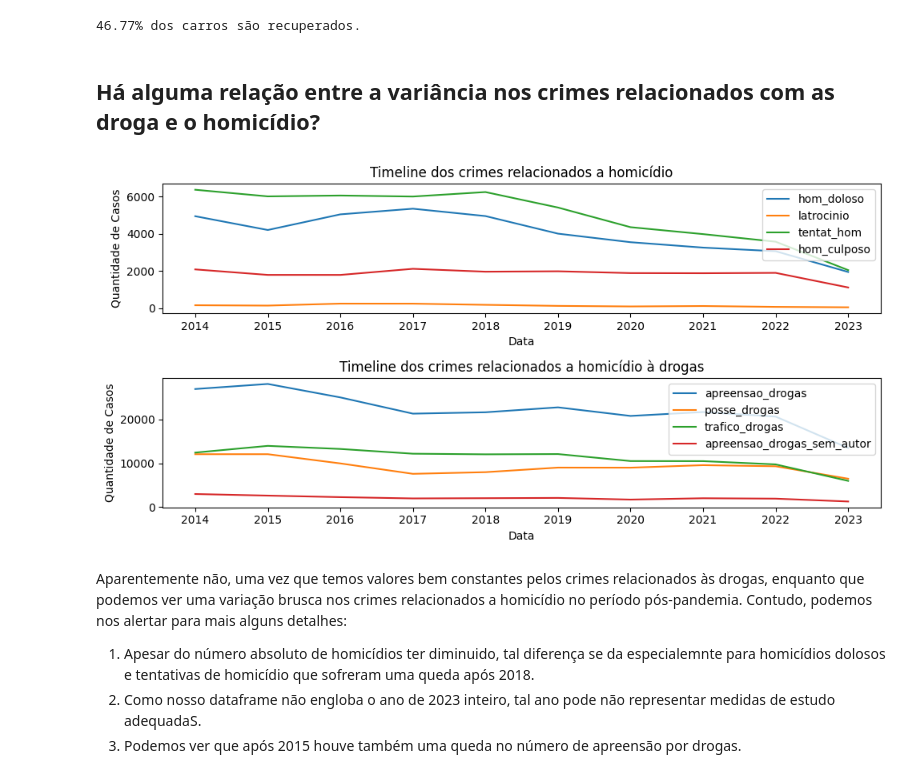
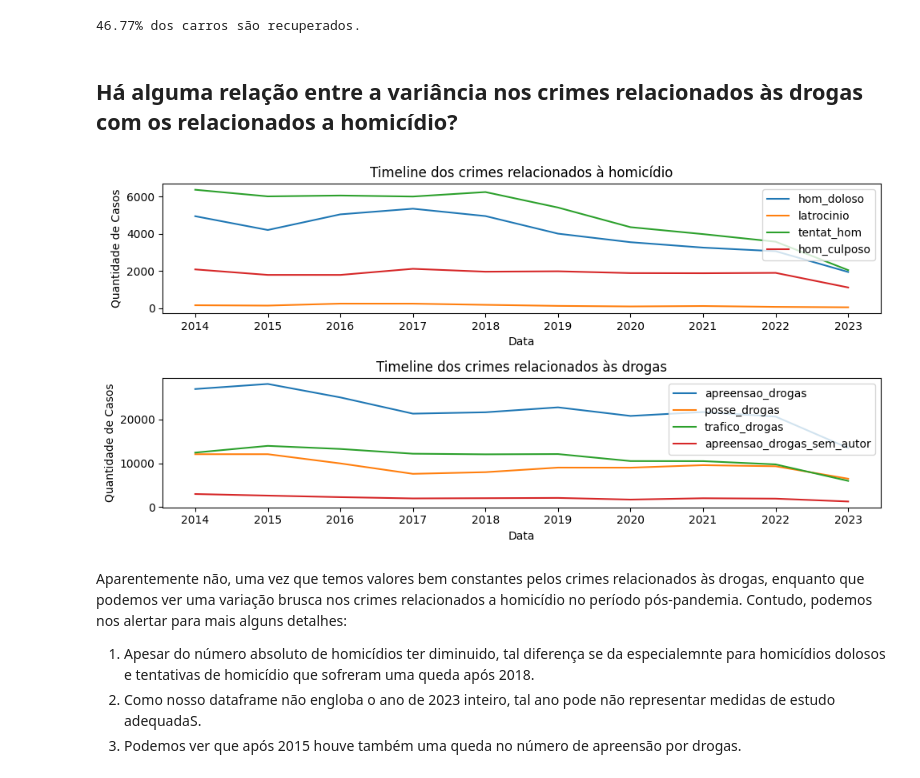
Before and after one commit to Marco-Fernandes-Filho/Projetos_Data_Science, a Jupyter notebook: Analise_Criminalidade_Rio_de_Janeiro.ipynb, the cells around one changed output. Saved outputs shown, nothing was run; the diff lists cells and outputs as text; code cells hidden in the pictures.

```diff
--- a/Analise_Criminalidade_Rio_de_Janeiro.ipynb
+++ b/Analise_Criminalidade_Rio_de_Janeiro.ipynb
@@ -392,38 +394,38 @@ print("{:.2f}% dos carros são recuperados.".format(porc_roub_recup ))
 # %% [output]
 46.77% dos carros são recuperados.
 # %% [markdown]
-## Há alguma relação entre a variância nos crimes relacionados com as droga e o homicídio?
+## Há alguma relação entre a variância nos crimes relacionados às drogas com os relacionados a homicídio?
 # %%
 # Selecionanando as colunas que iremos usar
 columns_total = ['hom_doloso','latrocinio','tentat_hom','hom_culposo', 'ameaca','apreensao_drogas','posse_drogas','trafico_drogas','apreensao_drogas_sem_autor']
 
 # Agrupando a quantidade de crimes por ano
 sum_per_year = df.set_index('ano').stack().sum(level=[0,1]).unstack()
 
 # Aplicando as colunas desejadas
 sum_per_year = sum_per_year[columns_total]
 
 # plotar gráficos
 
 fig, (ax1, ax2) = plt.subplots(nrows=2, ncols=1, figsize=(10,5))
 columns_hom = ['hom_doloso','latrocinio','tentat_hom','hom_culposo']
 columns_drogas = ['apreensao_drogas','posse_drogas','trafico_drogas','apreensao_drogas_sem_autor']
 
 sum_per_year[columns_hom].plot(ax=ax1)
-ax1.set_title("Timeline dos crimes relacionados a homicídio")
+ax1.set_title("Timeline dos crimes relacionados à homicídio")
 ax1.set_ylabel("Quantidade de Casos")
 ax1.set_xlabel("Data")
 ax1.set_xticks(range(2014, 2024, 1))
 
 sum_per_year[columns_drogas].plot(ax=ax2)
-ax2.set_title("Timeline dos crimes relacionados a homicídio à drogas")
+ax2.set_title("Timeline dos crimes relacionados às drogas")
 ax2.set_ylabel("Quantidade de Casos")
 ax2.set_xlabel("Data")
 ax2.set_xticks(range(2014, 2024, 1))
 
 plt.tight_layout()
 # %% [output]
-[figure, old version]
+[figure, new version]
 # %% [markdown]
  Aparentemente não, uma vez que temos valores bem constantes pelos crimes relacionados às drogas, enquanto que podemos ver uma variação brusca nos crimes relacionados a homicídio no período pós-pandemia. Contudo, podemos nos alertar para mais alguns detalhes:
 
```
Also changed, not shown: parts of 19 cells of this notebook.
